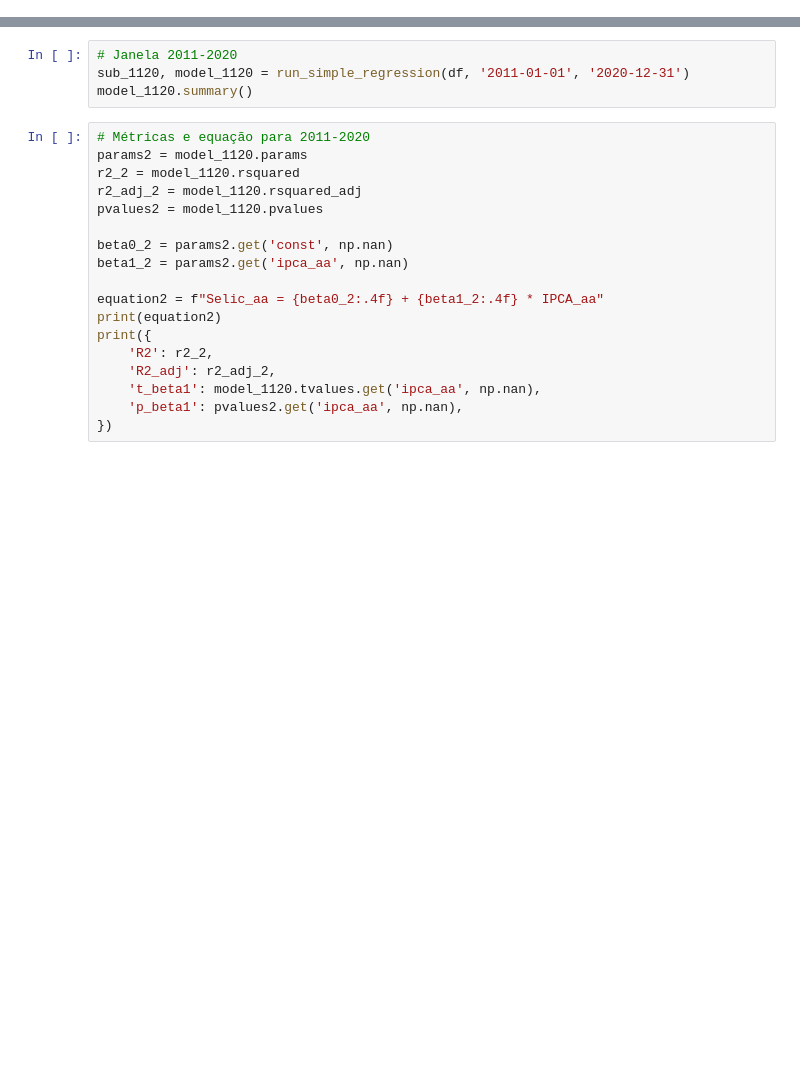
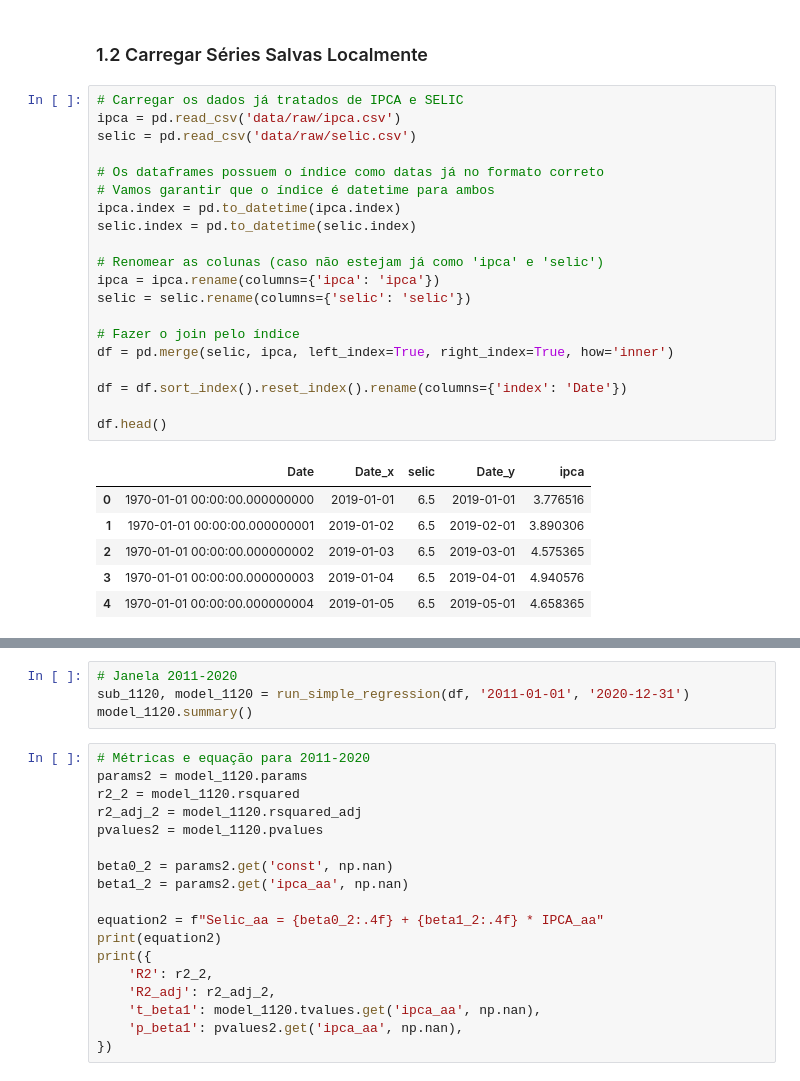
Before and after one commit to MarcosSouza257/projeto-mini-comite-politica-monetaria-etapa3, a Jupyter notebook: notebooks/etapa3_parte2.ipynb, the cells around one changed output, grey strips where cells are left out. Cells and saved outputs as stored; diff of their text form; blank space fills up the shorter version.

```diff
--- a/notebooks/etapa3_parte2.ipynb
+++ b/notebooks/etapa3_parte2.ipynb
@@ -149,0 +135,29 @@ plt.show()
+# %% [markdown]
+### 1.2 Carregar Séries Salvas Localmente
+# %%
+# Carregar os dados já tratados de IPCA e SELIC
+ipca = pd.read_csv('data/raw/ipca.csv')
+selic = pd.read_csv('data/raw/selic.csv')
+
+# Os dataframes possuem o índice como datas já no formato correto
+# Vamos garantir que o índice é datetime para ambos
+ipca.index = pd.to_datetime(ipca.index)
+selic.index = pd.to_datetime(selic.index)
+
+# Renomear as colunas (caso não estejam já como 'ipca' e 'selic')
+ipca = ipca.rename(columns={'ipca': 'ipca'})
+selic = selic.rename(columns={'selic': 'selic'})
+
+# Fazer o join pelo índice
+df = pd.merge(selic, ipca, left_index=True, right_index=True, how='inner')
+
+df = df.sort_index().reset_index().rename(columns={'index': 'Date'})
+
+df.head()
+# %% [output]
+|  | Date | Date_x | selic | Date_y | ipca |
+| 0 | 1970-01-01 00:00:00.000000000 | 2019-01-01 | 6.5 | 2019-01-01 | 3.776516 |
+| 1 | 1970-01-01 00:00:00.000000001 | 2019-01-02 | 6.5 | 2019-02-01 | 3.890306 |
+| 2 | 1970-01-01 00:00:00.000000002 | 2019-01-03 | 6.5 | 2019-03-01 | 4.575365 |
+| 3 | 1970-01-01 00:00:00.000000003 | 2019-01-04 | 6.5 | 2019-04-01 | 4.940576 |
+| 4 | 1970-01-01 00:00:00.000000004 | 2019-01-05 | 6.5 | 2019-05-01 | 4.658365 |
```
Also changed, not shown: parts of 34 cells of this notebook, 4 other files.
